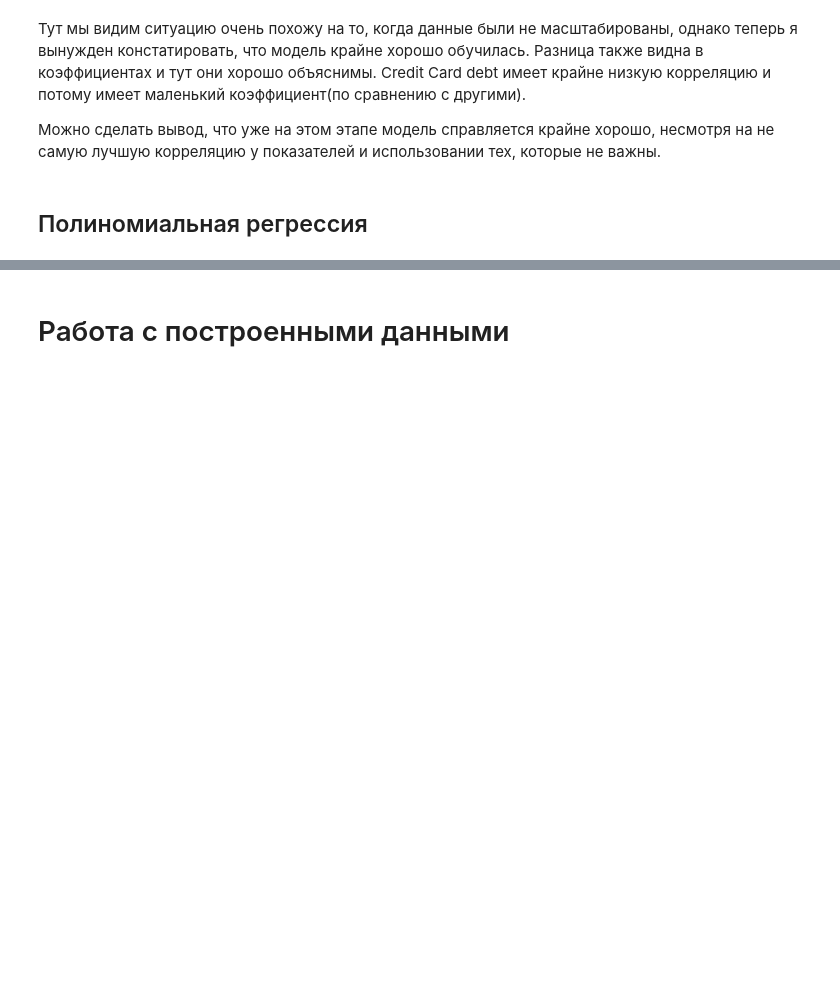
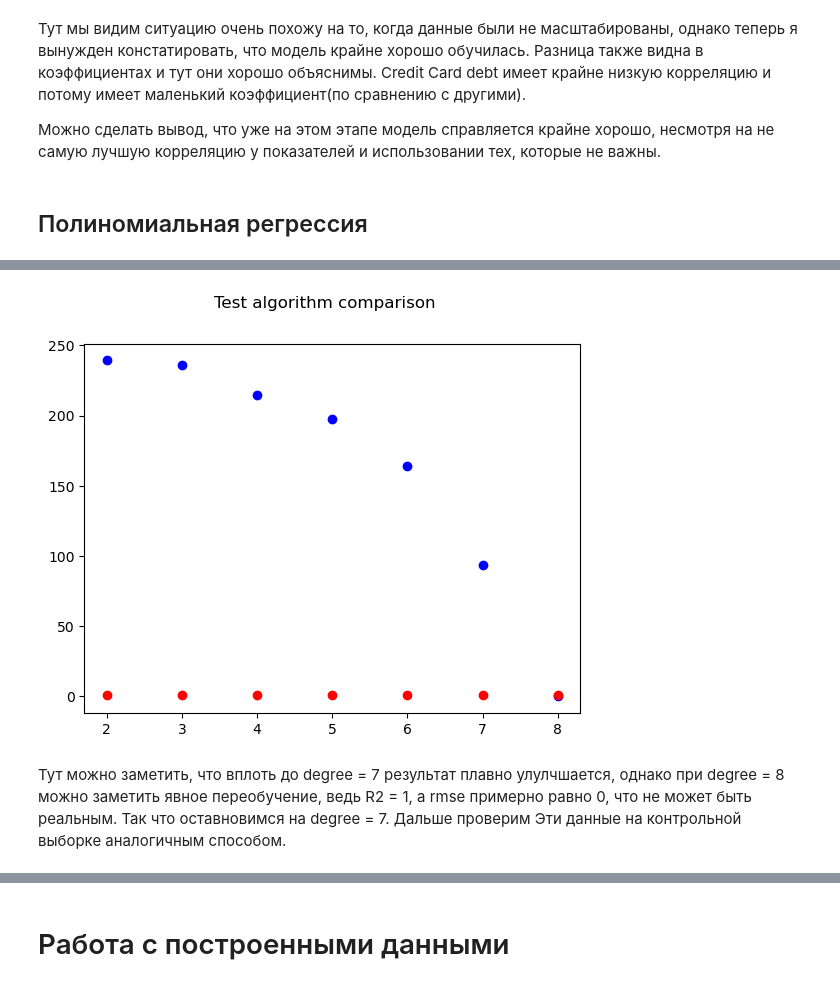
Before and after one commit to KorolevIvanMi/ML, a Jupyter notebook: labs/lab1.ipynb, the cells around one changed output, grey strips where cells are left out. Saved outputs shown, nothing was run; the diff lists cells and outputs as text; code cells hidden in the pictures; blank space fills up the shorter version.

```diff
--- a/labs/lab1.ipynb
+++ b/labs/lab1.ipynb
@@ -611,0 +616,27 @@ print(model_lasso_scaler.intercept_)
+# %%
+degrees = [2,3,4,5,6,7, 8]
+results_rmse = []
+results_r2 = []
+names = []
+for degree in degrees:
+    poly = PolynomialFeatures(degree=degree)
+    X_scaled_learn_poly = poly.fit_transform(X_scaled_learn)
+
+    model = LinearRegression()
+    model.fit(X_scaled_learn_poly, Y_original_learn)
+    y_pred_learn_poly = model.predict(X_scaled_learn_poly)
+
+    model_RMSE_learn_scaled_poly = np.sqrt(mean_squared_error(Y_original_learn, y_pred_learn_poly))
+    model_R2_learn_scaled_poly = r2_score(Y_original_learn, y_pred_learn_poly)
+
+    results_rmse.append(model_RMSE_learn_scaled_poly)
+    results_r2.append(model_R2_learn_scaled_poly)
+    names.append(degree)
+
+    print("Degree: ", degree)
+    print("RMSE: ", model_RMSE_learn_scaled_poly)
+    print("R2: ", model_R2_learn_scaled_poly)
+
+print("Names: ", names)
+print("RMSE: ", results_rmse)
+print("R2: ", results_r2)
@@ -611,0 +661,9 @@ print(model_lasso_scaler.intercept_)
+# %%
+plt.plot(names, results_rmse, "bo")
+plt.plot(names, results_r2, "ro")
+plt.suptitle("Test algorithm comparison")
+plt.show()
+# %% [output]
+[figure, added]
+# %% [markdown]
+Тут можно заметить, что вплоть до degree = 7 результат плавно улулчшается, однако при degree = 8 можно заметить явное переобучение, ведь R2 = 1, a rmse примерно равно 0, что не может быть реальным. Так что оставновимся на degree = 7. Дальше проверим Эти данные на контрольной выборке аналогичным способом.
```
Also changed, not shown: parts of 115 cells of this notebook, 3 other files.
